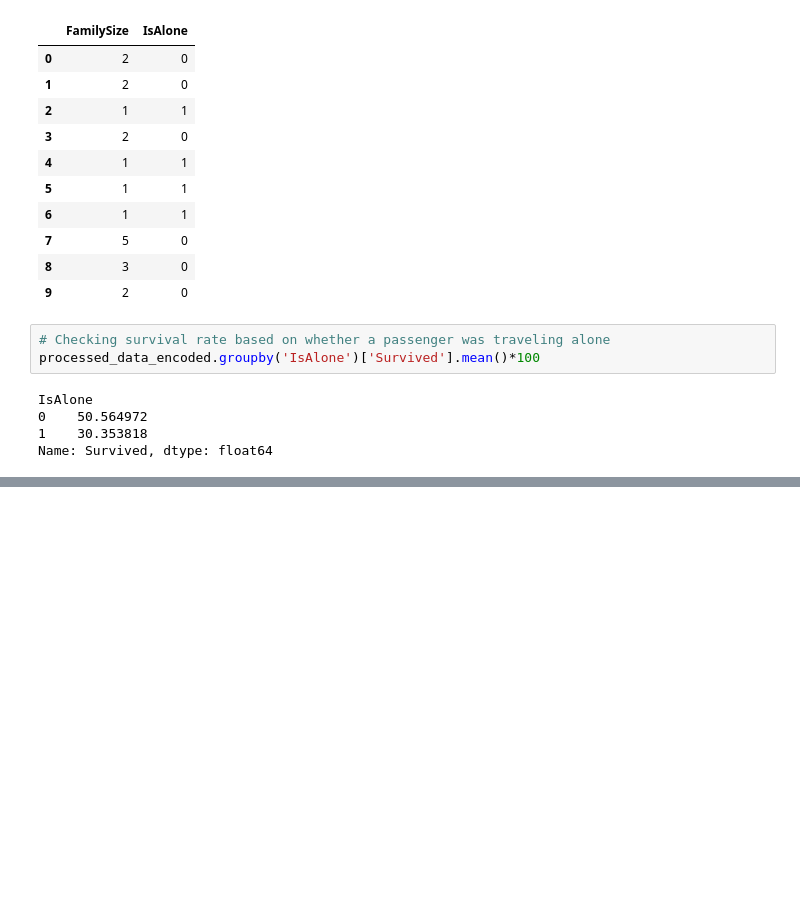
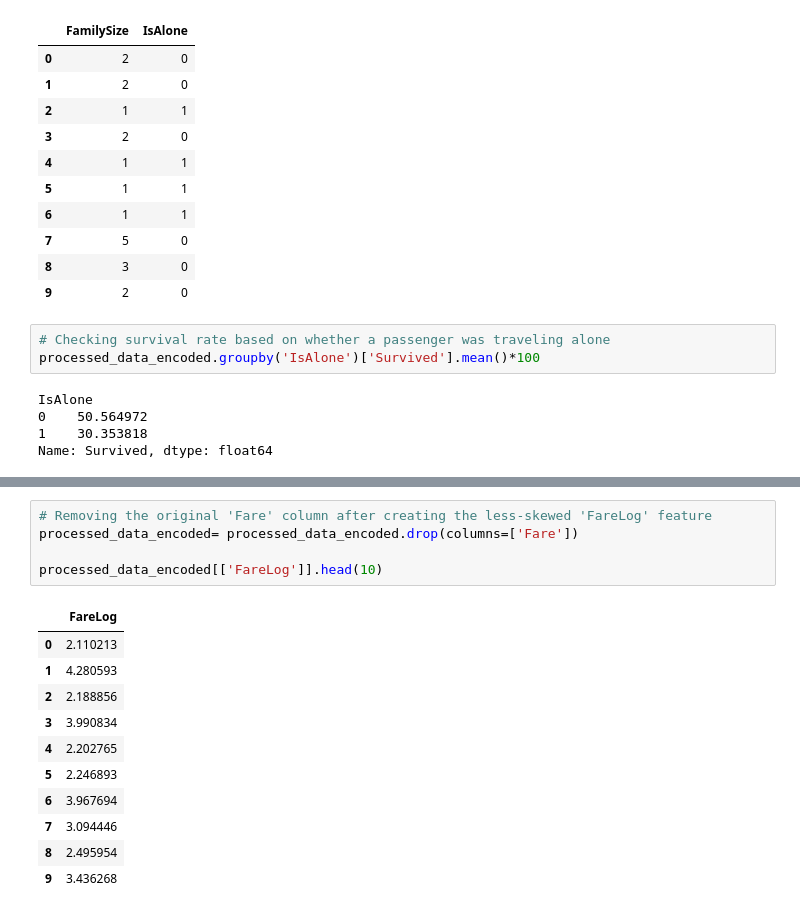
Before and after one commit to almamun252/ml-dl-learning, a Jupyter notebook: machine_learning/data_processing.ipynb, the cells around one changed output, grey strips where cells are left out. Cells and saved outputs as stored; diff of their text form; blank space fills up the shorter version.

```diff
--- a/machine_learning/data_processing.ipynb
+++ b/machine_learning/data_processing.ipynb
@@ -1258,0 +1279,17 @@ Name: Survived, dtype: float64
+# %%
+# Removing the original 'Fare' column after creating the less-skewed 'FareLog' feature
+processed_data_encoded= processed_data_encoded.drop(columns=['Fare'])
+
+processed_data_encoded[['FareLog']].head(10)
+# %% [output]
+|  | FareLog |
+| 0 | 2.110213 |
+| 1 | 4.280593 |
+| 2 | 2.188856 |
+| 3 | 3.990834 |
+| 4 | 2.202765 |
+| 5 | 2.246893 |
+| 6 | 3.967694 |
+| 7 | 3.094446 |
+| 8 | 2.495954 |
+| 9 | 3.436268 |
```
Also changed, not shown: parts of 8 cells of this notebook.
